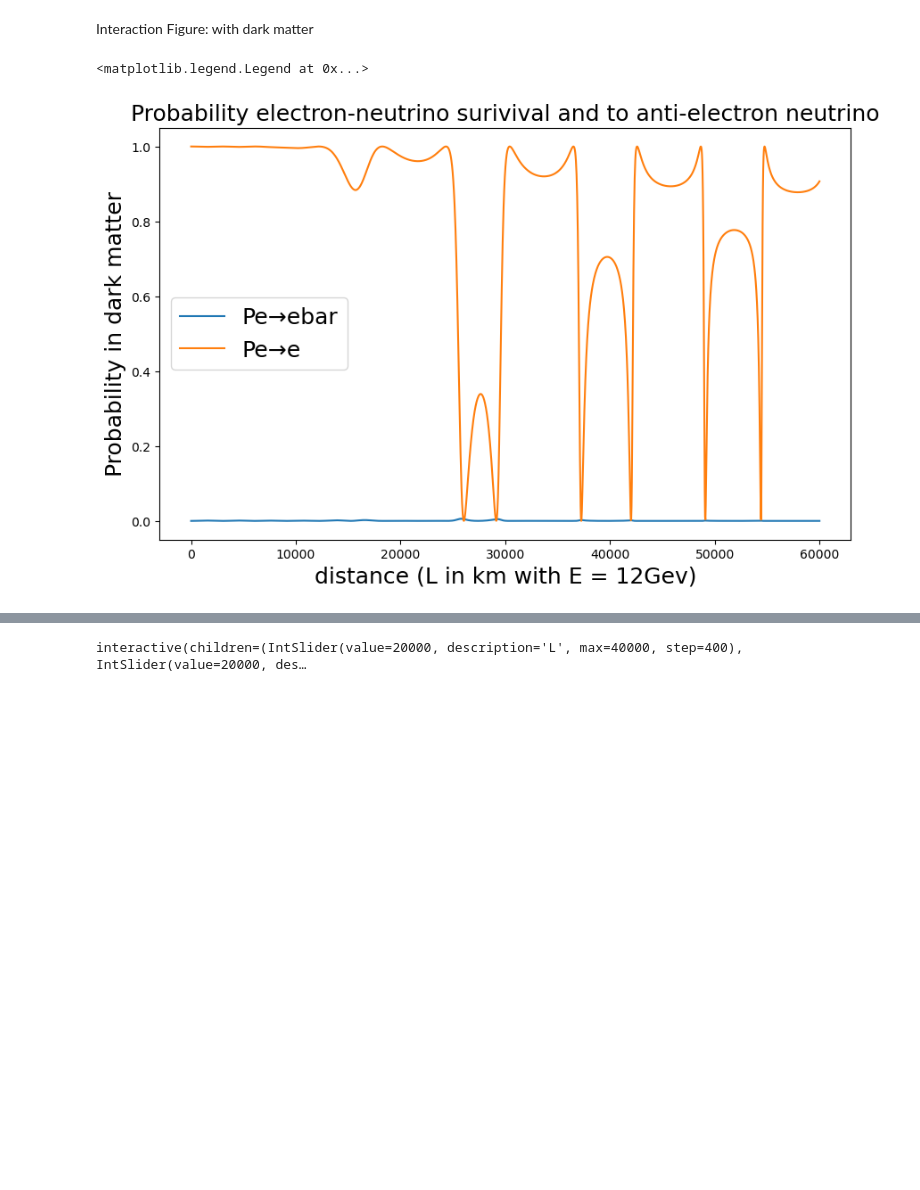
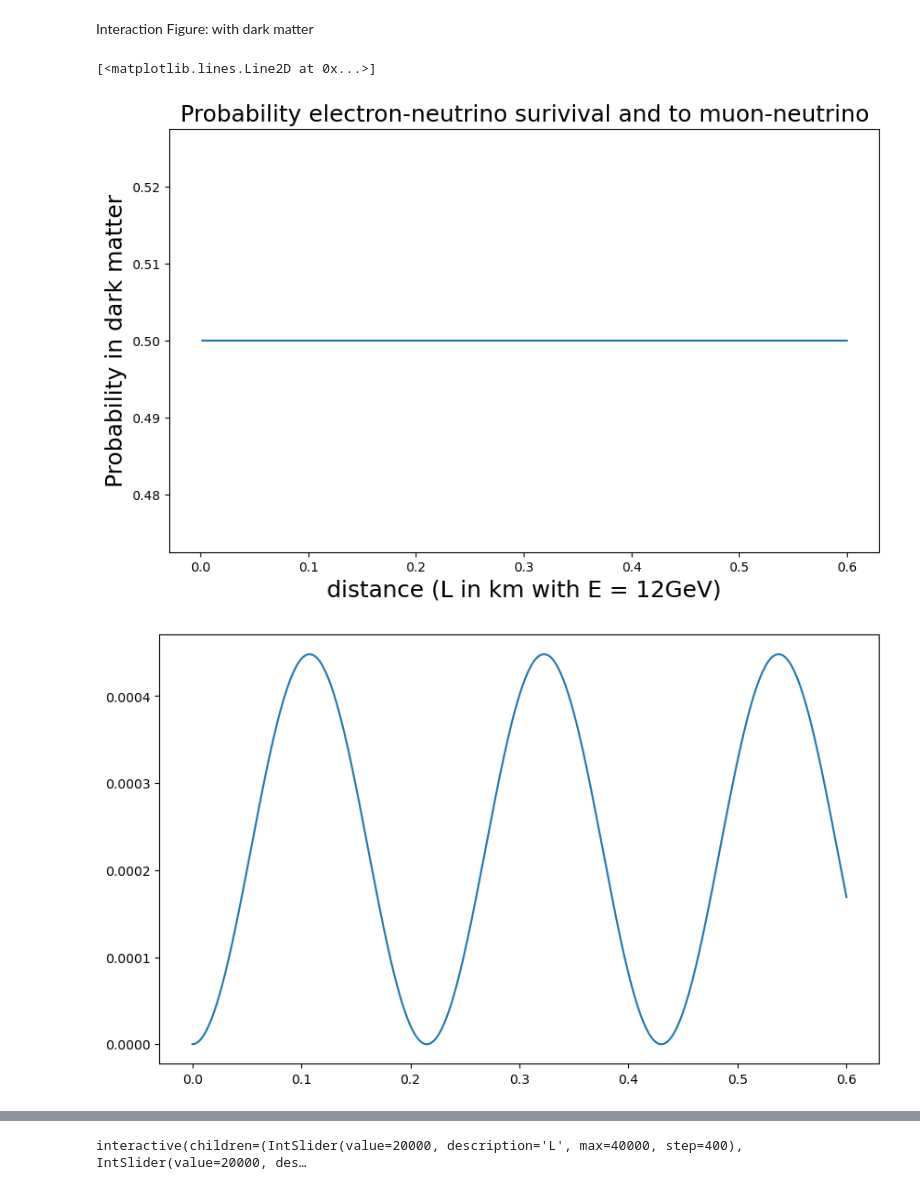
Before and after one commit to xiangjun-tan/NeutrinoOscillation, a Jupyter notebook: Neutrino Oscillation.ipynb, the cells around one changed output, grey strips where cells are left out. Cells and saved outputs as stored; diff of their text form; code cells hidden in the pictures; blank space fills up the shorter version.

```diff
--- a/Neutrino Oscillation.ipynb
+++ b/Neutrino Oscillation.ipynb
@@ -492,66 +508,71 @@ Lmax = 2*np.pi*hbar/c0**3
 dm21_s = 7.42*1e-5
 dm31_s = 2.515*1e-3
 dm32_s = dm31_s - dm21_s
 
 def P_dark(E,L,Init,End,theta12,theta13,theta23,mass_21,mass_31):
     #in natural unit
     Lr = L
     m = np.zeros([3,3])
     m[0,0] = 0
     m[1,1] = dm21_s
     m[2,2] = dm31_s
     U = np.array([[c(t12)*c(t13),s(t12)*c(t13),s(t13)*np.exp(-1j*tcp)],
               [-s(t12)*c(t23)-c(t12)*s(t23)*s(t13)*np.exp(1j*tcp), c(t12)*c(t23)-s(t12)*s(t23)*s(t13)*np.exp(1j*tcp),s(t23)*c(t13)],
               [s(t12)*s(t23)-c(t12)*c(t23)*s(t13)*np.exp(1j*tcp),-c(t12)*s(t23)-s(t12)*c(t23)*s(t13)*np.exp(1j*tcp),c(t23)*c(t13)]])
     Bp = np.zeros([3,3])
     Ap = np.zeros([3,3])
-    Bp = np.diag([dm21_s/2/E,dm31_s/2/E,dm32_s/2/E])
-    #Ap = np.diag([dm21_s/2/E,dm31_s/2/E,dm32_s/2/E])
+    Ap = np.diag([0,0,0])
+    Bp[0,1],Bp[0,2]=dm21_s/2/E,dm31_s/2/E
+    Bp[1,0],Bp[1,2]=dm21_s/2/E,dm32_s/2/E
+    Bp[2,0],Bp[2,1]=dm31_s/2/E,dm32_s/2/E
+    Ap = np.diag([0,0,0])
+    Ap[0,1],Ap[0,2]=dm21_s/2/E,dm31_s/2/E
+    Ap[1,0],Ap[1,2]=dm21_s/2/E,dm32_s/2/E
+    Ap[2,0],Ap[2,1]=dm31_s/2/E,dm32_s/2/E
+    Ap = np.zeros([3,3])
     Heff = np.zeros([6,6],dtype = np.complex128)
     A1 = U@(m@np.conjugate(m) / (2 * E))@hermi(U) + Ap
-    A2 = np.conjugate(U)@(m@np.conjugate(m) / (2 * E))@U.T - np.conjugate(Ap)
+    A2 = np.conjugate(U)@(m@np.conjugate(m) / (2 * E))@hermi(U) - np.conjugate(Ap)
     for i in range(3):
         for j in range(3):
             Heff[i-1][j-1] = A1[i-1][j-1]
             Heff[i+2][j+2] = A2[i-1][j-1]
             Heff[i-1][j+2] = Bp[i-1][j-1]
             Heff[i+2][j-1] = hermi(Bp)[i-1][j-1]
-    #Heff = np.array([[U@(m@np.conjugate(m) / (2 * E))@hermi(U) + Ap,Bp],[hermi(Bp),U@(m@np.conjugate(m)/(2 * E))@hermi(U) - np.conjugate(Ap)]])
-    #print(" The Hamilitation is",Heff)
-    Sm = np.diag([dm32_s,dm21_s,dm31_s])
-    P = np.zeros((len(Lr)))
-    Sf = U @ Sm @ hermi(U)
+    #Heff=np.vstack((np.hstack((A1,Bp)),np.hstack((hermi(Bp),A2))))
+    P1 = np.zeros((len(Lr)))
+    P11 = np.zeros((len(Lr)))
+    P12 = np.zeros((len(Lr)))
+    P21 = np.zeros((len(Lr)))
+    P22 = np.zeros((len(Lr)))
+    P23 = np.zeros((len(Lr)))
     Losc = np.abs(np.sqrt(4 / np.trace(Heff @ Heff)))
     #b!=0
-
     for L_idx in range(len(Lr)):
-        I = np.identity(6)
-        evo = I - 1j * Losc*Heff * np.sin(L[L_idx] / Losc) - 2 * L[L_idx]**2 * Heff @ Heff * np.sin(L[L_idx] / (2 * Losc))
-        #evo = expm(-1j*Heff*L[L_idx])
-        Init_evo = np.dot(Init.T,evo)
-        P[L_idx] = np.abs((End*Init_evo)) @ np.abs((End*Init_evo))
-    #P = normalize(P)
-       # P[L_idx] = np.abs((End*psi))@np.abs((End*psi))
-    #P = P/max(P)
-    return P
-Lr = np.linspace(0,6e5,2000)
-P1= P_dark(12,Lr,Ve,Ve,t12,t13,t23,dm21_s,dm31_s)
-P2= P_dark(12,Lr,Ve,Vu,t12,t13,t23,dm21_s,dm31_s)
-P3= P_dark(12,Lr,Ve,Vt,t12,t13,t23,dm21_s,dm31_s)
-P4= P_dark(12,Lr,Ve,Vebar,t12,t13,t23,dm21_s,dm31_s)
-P5= P_dark(12,Lr,Ve,Vubar,t12,t13,t23,dm21_s,dm31_s)
-P6= P_dark(12,Lr,Ve,Vtbar,t12,t13,t23,dm21_s,dm31_s)
-Peebar = P4/(P1+P2+P3+P4+P5+P6)
-Pee = P1/(P1+P2+P3+P4+P5+P6)
-
+        #I = np.identity(6)
+        #evo = I - 1j * Losc*Heff * np.sin(L[L_idx] / Losc) - 2 * L[L_idx]**2 * Heff @ Heff * np.sin(L[L_idx] / (2 * Losc))
+        #Init_evo = np.dot(Init.T,evo)
+        #P[L_idx] = np.abs((End*Init_evo)) @ np.abs((End*Init_evo))
+        P21[L_idx] = Bp[0,0]**2*Losc**2*np.sin(L[L_idx]/Losc)**2
+        P22[L_idx] = Bp[0,1]**2*Losc**2*np.sin(L[L_idx]/Losc)**2
+        P23[L_idx] = Bp[0,2]**2*Losc**2*np.sin(L[L_idx]/Losc)**2
+        P11[L_idx] = 4*np.sin(L[L_idx]/2*Losc)**2*Losc**4*(sum(Bp[:,0]))**2*sum(Bp[:,0])**2
+        P12[L_idx] = 4*np.sin(L[L_idx]/2*Losc)**2*Losc**4*(sum(Bp[:,0]))**2*sum(Bp[:,0])**2
+        P1[L_idx] = P11[L_idx]/(P11[L_idx]+P12[L_idx])
+    return P1,P22
+Lr = np.linspace(0,6,500)
+E=1.2e-3
+P1,P2= P_dark(E,Lr,Ve,Ve,t12,t13,t23,dm21_s,dm31_s)
+Peu = P1
+Peubar = P2
 plt.figure(figsize=(10,6))
 plt.ylabel('Probability in dark matter', fontsize=18)
-plt.xlabel('distance (L in km with E = 12Gev)', fontsize=18)
-plt.title(f'Probability electron-neutrino surivival and to anti-electron neutrino', fontsize=18)
-#plt.legend(['anti-electron neutrino'], fontsize=18)
-plt.plot(Lr/10,Peebar)
-plt.plot(Lr/10,Pee)
-plt.legend(['Pe→ebar','Pe→e'], fontsize=18)
+plt.xlabel('distance (L in km with E = 12GeV)', fontsize=18)
+plt.title(f'Probability electron-neutrino surivival and to muon-neutrino', fontsize=18)
+plt.plot(Lr/10,Peu)
+plt.figure(figsize=(10,6))
+plt.plot(Lr/10,Peubar)
 # %% [output]
-<matplotlib.legend.Legend at 0x...>
+[<matplotlib.lines.Line2D at 0x...>]
-[figure, old version]
+[figure, new version]
+[figure, added]
```
Also changed, not shown: parts of 15 cells of this notebook.
